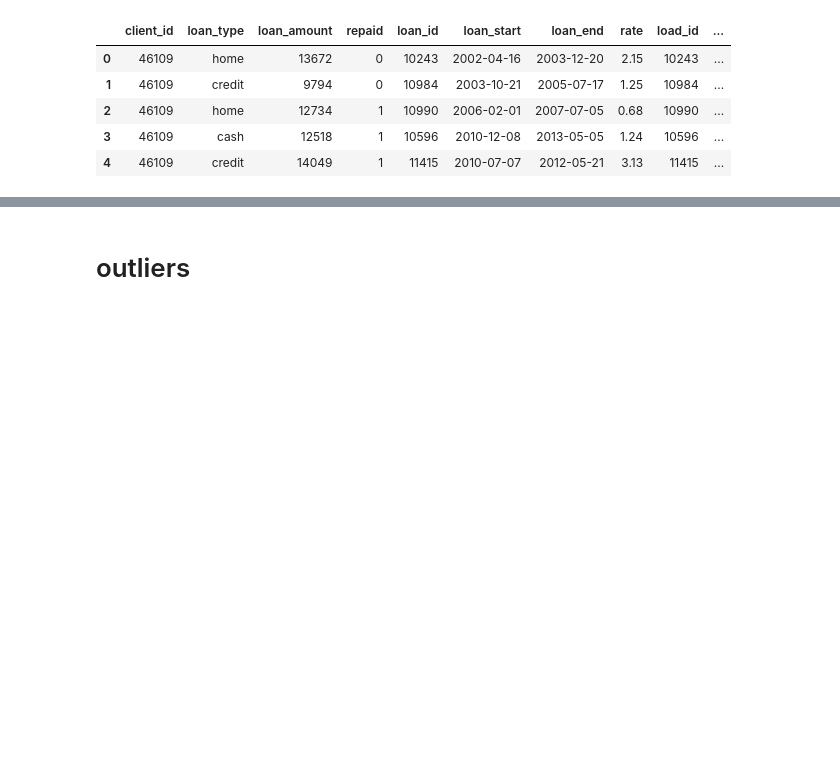
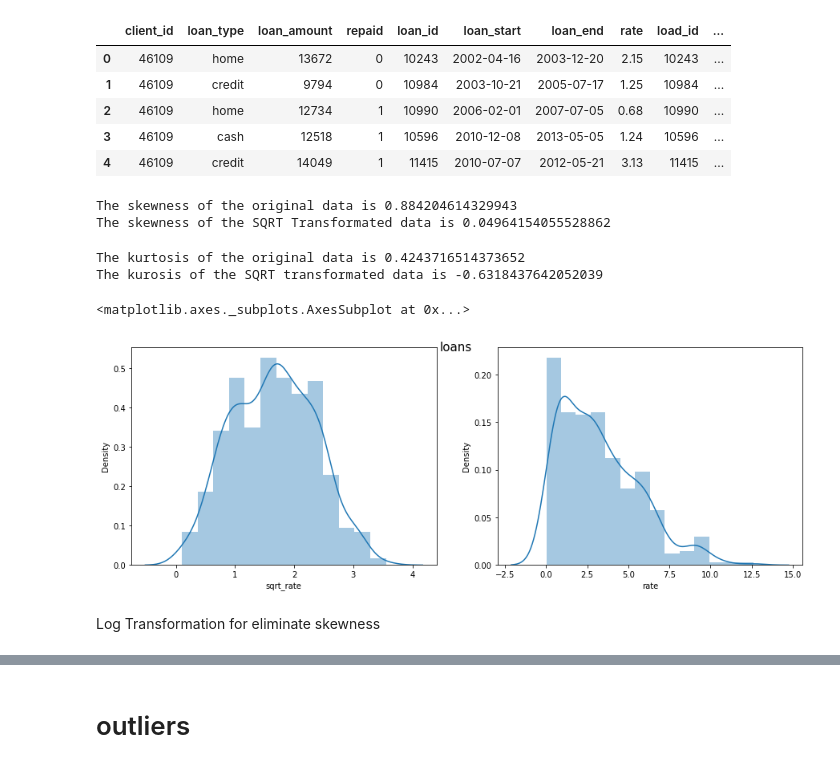
Before and after one commit to dkdkdskf/kkk, a Jupyter notebook: Student notebook.ipynb, the cells around one changed output, grey strips where cells are left out. Saved outputs shown, nothing was run; the diff lists cells and outputs as text; code cells hidden in the pictures; blank space fills up the shorter version.

```diff
--- a/Student notebook.ipynb
+++ b/Student notebook.ipynb
@@ -143,3 +136,26 @@ df.head()
 | 2 | 46109 | home | 12734 | 1 | 10990 | 2006-02-01 | 2007-07-05 | 0.68 | 10990 | ... |
 | 3 | 46109 | cash | 12518 | 1 | 10596 | 2010-12-08 | 2013-05-05 | 1.24 | 10596 | ... |
 | 4 | 46109 | credit | 14049 | 1 | 11415 | 2010-07-07 | 2012-05-21 | 3.13 | 11415 | ... |
+# %%
+print("The skewness of the original data is {}". format(df.rate.skew()))
+print('The skewness of the SQRT Transformated data is {}'.format(df.SQRT_RATE.skew()))
+# %% [output]
+The skewness of the original data is 0.884204614329943
+The skewness of the SQRT Transformated data is 0.04964154055528862
+# %%
+print("The kurtosis of the original data is {}". format(df.rate.kurt()))
+print('The kurosis of the SQRT transformated data is {}'.format(df.sqrt_rate.kurt()))
+# %% [output]
+The kurtosis of the original data is 0.4243716514373652
+The kurosis of the SQRT transformated data is -0.6318437642052039
+# %%
+fig,axes=plt.subplots(1,2,figsize=(15,5))
+plt.suptitle('loans',fontsize=15, y=0.9)
+
+sns.distplot(df['rate'],ax=axes[1])
+sns.distplot(df['sqrt_rate'],ax=axes[0])
+# %% [output]
+<matplotlib.axes._subplots.AxesSubplot at 0x...>
+[figure, added]
+# %% [markdown]
+Log Transformation for eliminate skewness
```
Also changed, not shown: parts of 44 cells of this notebook.
